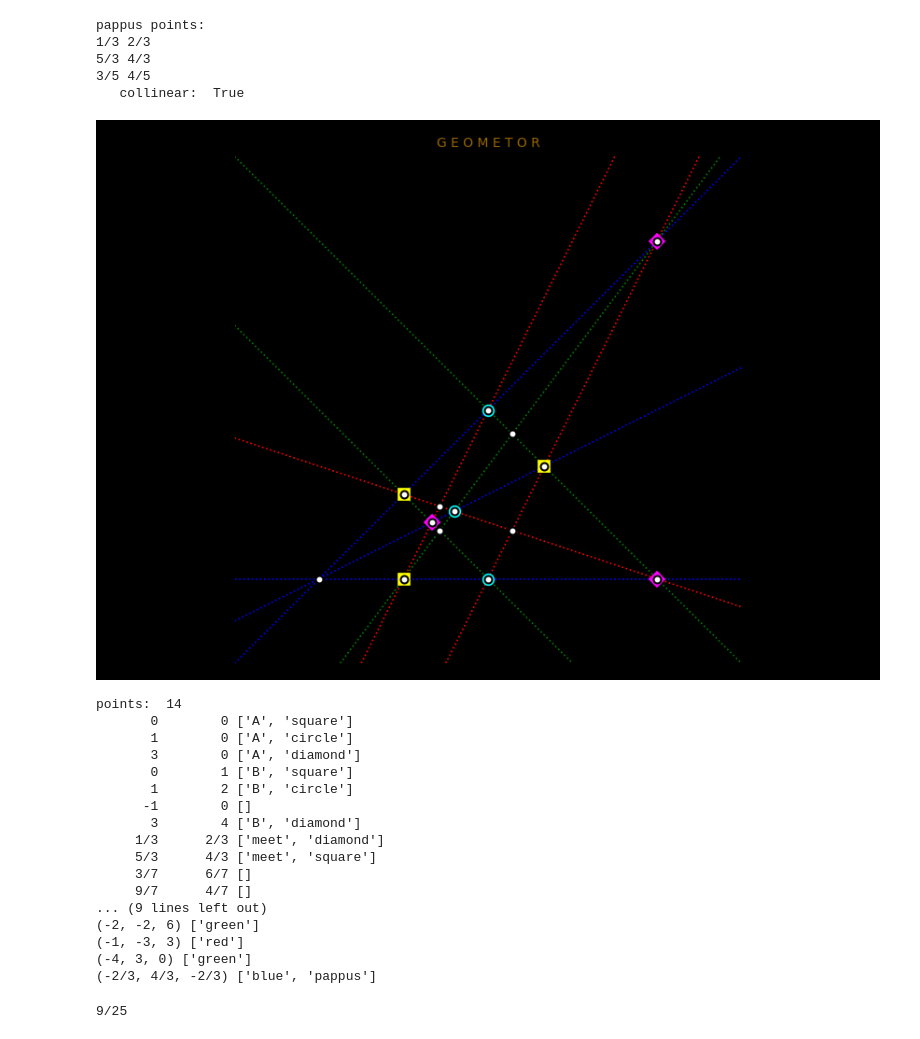
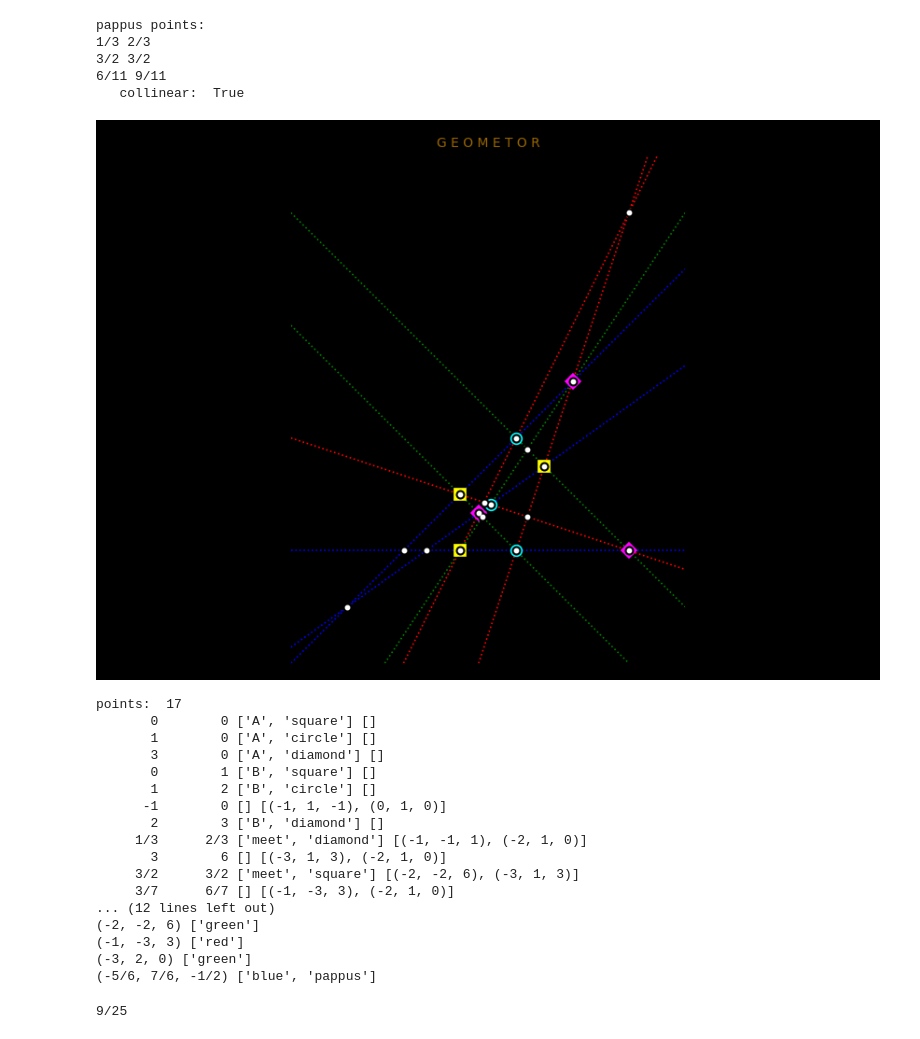
Before and after one commit to geometor/explorer-notebooks, a Jupyter notebook: pappus_2.ipynb, the cells around one changed output. Drawn from its saved outputs; the diff is of its cells as text; code cells hidden in the pictures.

```diff
--- a/pappus_2.ipynb
+++ b/pappus_2.ipynb
@@ -1,35 +1,25 @@
 # %%
 %run run.py
+from geometor.pappus import *
+
 %matplotlib widget
 
-A = []
 A.append( add_point( point(0, 0, classes=['A', 'square']) ) )
 A.append( add_point( point(1, 0, classes=['A', 'circle']) ) )
 line_a = line(A[0], A[1], classes=['blue'])
 add_element(line_a)
 x_val = 3
 A.append( add_point( point(x_val, 0, classes=['A', 'diamond']) ) )
+line_a.pts.append(A[-1])
 
-B = []
 B.append( add_point( point(0, 1, classes=['B', 'square']) ) )
 B.append( add_point( point(1, 2, classes=['B', 'circle']) ) )
 line_b = line(B[0], B[1], classes=['blue'])
 add_element(line_b)
-x_val = 3
-B.append( add_point( point(3, 4, classes=['B', 'diamond']) ) )
-
-def set_meet(u, v, type):
-    '''join pairs of points to find the meet'''
-    j1 = add_element( line(A[u], B[v], classes=['red']) )
-    j2 = add_element( line(A[v], B[u], classes=['green']) )
-
-    meet = j1.intersection(j2)
-    # check if parallel or conicident
-    if meet and isinstance(meet[0], spg.Point2D):
-        # find meets from points list
-        pt = pts[pts.index(meet[0])]
-        pt.classes.append('meet')
-        pt.classes.append(type)
+x_val = 2
+y_val = line_get_y(line_b, x_val)
+B.append( add_point( point(x_val, y_val, classes=['B', 'diamond']) ) )
+line_b.pts.append(B[-1])
 
 set_meet(0, 1, 'diamond')
 set_meet(1, 2, 'square')
@@ -38,49 +28,43 @@ set_meet(2, 0, 'circle')
 meets = get_pts_by_class('meet')
 
 pappus_line = line(meets[0], meets[1], classes=['blue', 'pappus'])
+if len(meets) == 3:
+    pappus_line.pts.append(meets[2])
 add_element(pappus_line)
 
 
 limx, limy = get_limits_from_points(pts)
 bounds = set_bounds(limx, limy)
 
 plt_init(limx, limy)
 
-classes = {}
-classes['blue'] = {'color':'b', 'linestyle':':'}
-classes['red'] = {'color':'r', 'linestyle':':'}
-classes['green'] = {'color':'g', 'linestyle':':'}
 
 for line in get_elements_by_class('blue'):
     plot_line(line, bounds, **classes['blue'])
 
 for line in get_elements_by_class('red'):
     plot_line(line, bounds, **classes['red'])
 
 for line in get_elements_by_class('green'):
     plot_line(line, bounds, **classes['green'])
-
-classes['circle'] = {'under_color':'#0FF', 'under_markersize':7, 'under_marker':'o'}
-classes['square'] = {'under_color':'#FF0', 'under_markersize':7, 'under_marker':'s'}
-classes['diamond'] = {'under_color':'#F0F', 'under_markersize':7, 'under_marker':'D'}
 
 plot_points(get_pts_by_class('circle'), **classes['circle'], add_to_cursors=False)
 plot_points(get_pts_by_class('square'), **classes['square'], add_to_cursors=False)
 plot_points(get_pts_by_class('diamond'), **classes['diamond'], add_to_cursors=False)
 plot_points(pts)
 
 print(f'pappus points:')
 for pt in meets:
     print(pt.x, pt.y)
 
 print('   collinear: ', sp.Point.is_collinear(*meets))
 # %% [output]
 pappus points:
 1/3 2/3
-5/3 4/3
-3/5 4/5
+3/2 3/2
+6/11 9/11
    collinear:  True
-[figure, old version]
+[figure, new version]
 # %%
 triangle_sq = polygon(get_pts_by_class('square'))
 plot_polygon(triangle_sq, color='#FF03')
@@ -93,28 +77,28 @@ plot_polygon(triangle_dia, color='#F0F3')
 # %%
 print('points: ', len(pts))
 for pt in pts:
-    print(f'{str(pt.x): >8} {str(pt.y): >8} {pt.classes}')
+    print(f'{str(pt.x): >8} {str(pt.y): >8} {pt.classes} {[el.coefficients for el in pt.parents]}')
 print('elements: ', len(elements))
 for el in elements:
-    print(f'{el.coefficients} {el.classes}')
+    print(f'{el.coefficients} {el.classes} ')
 # %% [output]
-points:  14
-       0        0 ['A', 'square']
-       1        0 ['A', 'circle']
-       3        0 ['A', 'diamond']
-       0        1 ['B', 'square']
-       1        2 ['B', 'circle']
-      -1        0 []
-       3        4 ['B', 'diamond']
-     1/3      2/3 ['meet', 'diamond']
-     5/3      4/3 ['meet', 'square']
-     3/7      6/7 []
-     9/7      4/7 []
-... (9 lines left out)
+points:  17
+       0        0 ['A', 'square'] []
+       1        0 ['A', 'circle'] []
+       3        0 ['A', 'diamond'] []
+       0        1 ['B', 'square'] []
+       1        2 ['B', 'circle'] []
+      -1        0 [] [(-1, 1, -1), (0, 1, 0)]
+       2        3 ['B', 'diamond'] []
+     1/3      2/3 ['meet', 'diamond'] [(-1, -1, 1), (-2, 1, 0)]
+       3        6 [] [(-3, 1, 3), (-2, 1, 0)]
+     3/2      3/2 ['meet', 'square'] [(-2, -2, 6), (-3, 1, 3)]
+     3/7      6/7 [] [(-1, -3, 3), (-2, 1, 0)]
+... (12 lines left out)
 (-2, -2, 6) ['green']
 (-1, -3, 3) ['red']
-(-4, 3, 0) ['green']
-(-2/3, 4/3, -2/3) ['blue', 'pappus']
+(-3, 2, 0) ['green']
+(-5/6, 7/6, -1/2) ['blue', 'pappus']
 # %%
 sp1 = spread(line_a, pappus_line)
 if not math.isnan(sp1):
```
Also changed, not shown: parts of 1 cell of this notebook, 4 other files.
